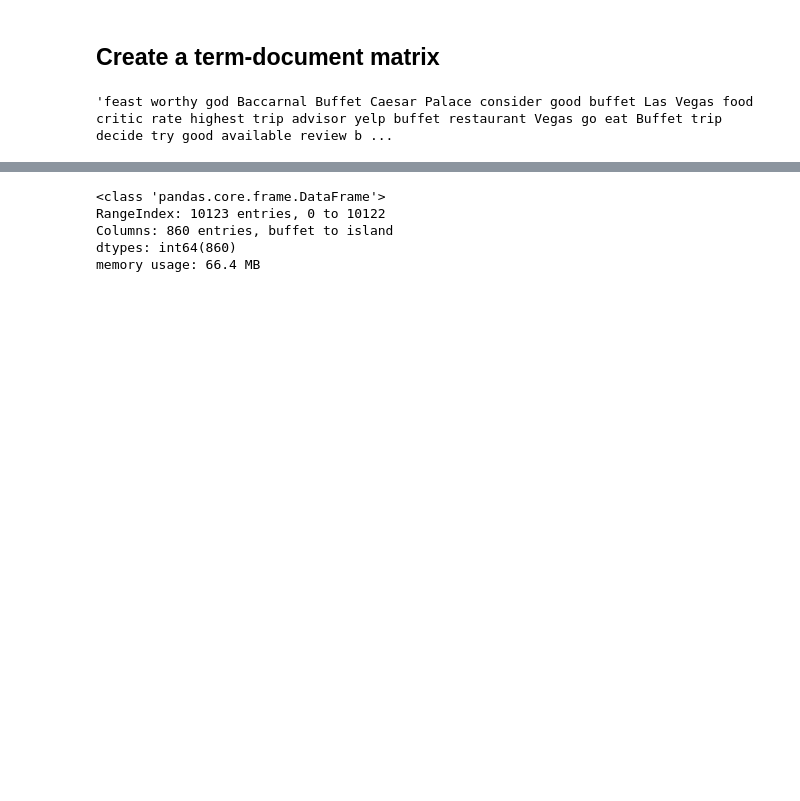
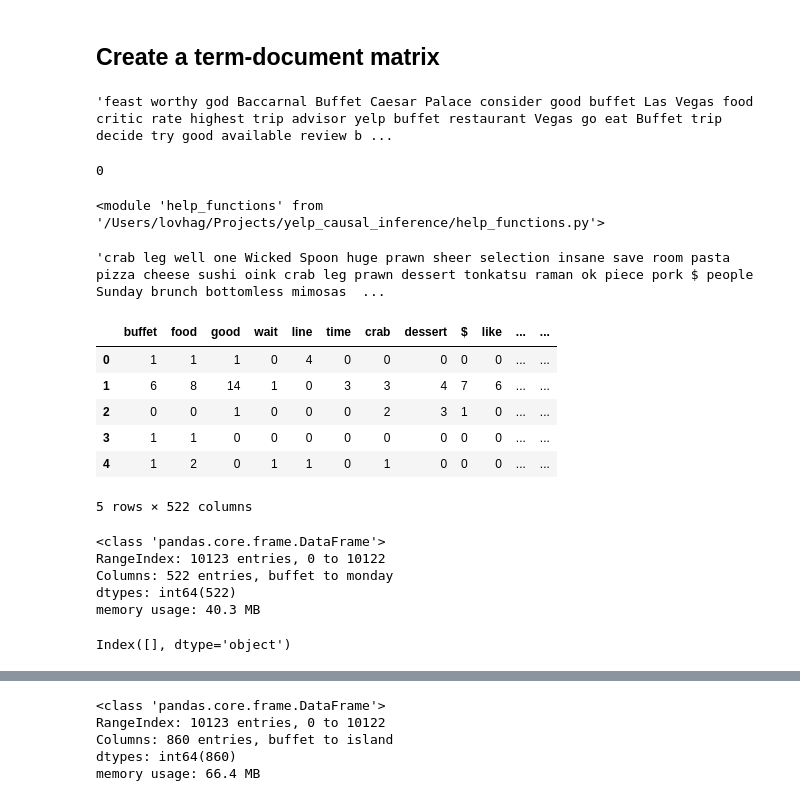
Before and after one commit to lovhag/yelp_causal_inference, a Jupyter notebook: get_formatted_data.ipynb, the cells around one changed output, grey strips where cells are left out. Cells and saved outputs as stored; diff of their text form; code cells hidden in the pictures; blank space fills up the shorter version.

Commit message:
Fix word occurence matrix creation, also taking regard to non-words.

```diff
--- a/get_formatted_data.ipynb
+++ b/get_formatted_data.ipynb
@@ -174,7 +174,7 @@ memory usage: 790.9+ KB
 | 3 | 8ZWJNAEWsymXDzKx3B0tTQ | RESDUcs7fIiihp38-d6_6g | 1 | 0 | Not worth it! Too salty food and ... | 2016-12-19 16:15:29 | 92 | 18 | worth salty food expensive furst ... |
 | 4 | E0sm4Ve7ifanFYeQMcV8Eg | RESDUcs7fIiihp38-d6_6g | 5 | 0 | I would give this infinite stars ... | 2015-07-28 07:13:17 | 333 | 63 | infinite star family diamond card... |
 # %%
-voc = help_functions.Vocabulary(min_word_freq=100, lower=True)
+voc = help_functions.Vocabulary(min_word_freq=200, lower=True)
 voc.build(data.lemmatized_text.apply(lambda x: x.split(" ")))
 len(voc)
 # %% [output]
@@ -207,3 +189,41 @@ from sklearn.feature_extraction.text import CountVectorizer
 data.iloc[1].lemmatized_text
 # %% [output]
 'feast worthy god Baccarnal Buffet Caesar Palace consider good buffet Las Vegas food critic rate highest trip advisor yelp buffet restaurant Vegas go eat Buffet trip decide try good available review b ...
+# %%
+b = "banana cost $"
+b.count("$ ")
+# %% [output]
+0
+# %%
+import importlib
+importlib.reload(help_functions)
+# %% [output]
+<module 'help_functions' from '/Users/lovhag/Projects/yelp_causal_inference/help_functions.py'>
+# %%
+data.iloc[2].lemmatized_text
+# %% [output]
+'crab leg well one Wicked Spoon huge prawn sheer selection insane save room pasta pizza cheese sushi oink crab leg prawn dessert tonkatsu raman ok piece pork $ people Sunday brunch bottomless mimosas  ...
+# %%
+word_occurence_dict = voc.build_word_occurence_dict(data.lemmatized_text.to_list())
+word_occurence_data = pd.DataFrame(word_occurence_dict)
+word_occurence_data.head()
+# %% [output]
+|  | buffet | food | good | wait | line | time | crab | dessert | $ | like | ... | ... |
+| 0 | 1 | 1 | 1 | 0 | 4 | 0 | 0 | 0 | 0 | 0 | ... | ... |
+| 1 | 6 | 8 | 14 | 1 | 0 | 3 | 3 | 4 | 7 | 6 | ... | ... |
+| 2 | 0 | 0 | 1 | 0 | 0 | 0 | 2 | 3 | 1 | 0 | ... | ... |
+| 3 | 1 | 1 | 0 | 0 | 0 | 0 | 0 | 0 | 0 | 0 | ... | ... |
+| 4 | 1 | 2 | 0 | 1 | 1 | 0 | 1 | 0 | 0 | 0 | ... | ... |
+5 rows × 522 columns
+# %%
+word_occurence_data.info()
+# %% [output]
+<class 'pandas.core.frame.DataFrame'>
+RangeIndex: 10123 entries, 0 to 10122
+Columns: 522 entries, buffet to monday
+dtypes: int64(522)
+memory usage: 40.3 MB
+# %%
+word_occurence_data.columns[word_occurence_data.sum()==0]
+# %% [output]
+Index([], dtype='object')
```
Also changed, not shown: parts of 10 cells of this notebook, 1 other file.
